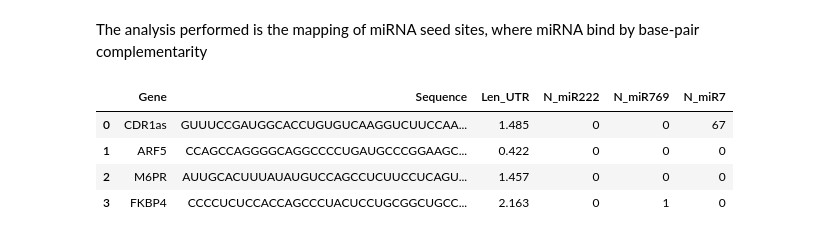
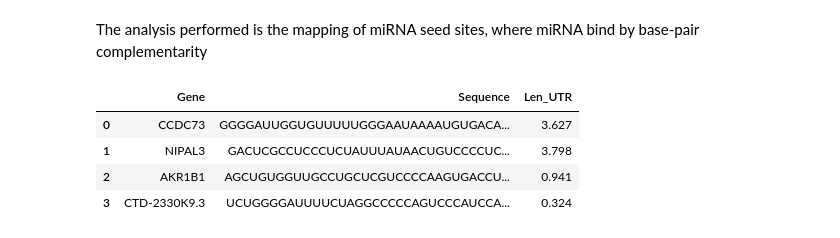
Before and after one commit to xbdr86/biof309_xbdr86_utr, a Jupyter notebook: UTR_analysis.ipynb, the cells around one changed output. Saved outputs shown, nothing was run; the diff lists cells and outputs as text; code cells hidden in the pictures.

```diff
--- a/UTR_analysis.ipynb
+++ b/UTR_analysis.ipynb
@@ -21,8 +28,7 @@ Current Working Directory  /Users/bofillderosf/0_jupyter_notebooks/data
 # %% [markdown]
 Load the 3'UTR sequences
 # %%
-file = 'human_3UTR.txt' #smaller of 'UTR_sequences_all_Gene_Symbol.txt'
-utr = pd.read_csv(file, sep='\t', names = ["Gene", "Sequence"])
+utr = pd.read_csv('mini_UTR_set.tsv', sep='\t', names = ["Gene", "Sequence"])
 utr.head(n=4)
 # %% [output]
 |  | Gene | Sequence |
@@ -35,17 +51,12 @@ The analysis performed is the mapping of miRNA seed sites, where miRNA bind by b
 # %%
 #define motif
 import re
 # importing module for regex
 utr["Len_UTR"]= utr["Sequence"].str.len()/1000
-
-utr["N_miR222"]= utr["Sequence"].str.count("AUGUAGC", re.I) #mir222_seed
-utr["N_miR769"]= utr["Sequence"].str.count("AGGUCUC", re.I) #mir769_seed
-utr["N_miR7"]= utr["Sequence"].str.count("GUCUUCC", re.I) #mir769_seed
-
 utr.head(n=4)
 # %% [output]
-|  | Gene | Sequence | Len_UTR | N_miR222 | N_miR769 | N_miR7 |
-| 0 | CDR1as | GUUUCCGAUGGCACCUGUGUCAAGGUCUUCCAA... | 1.485 | 0 | 0 | 67 |
-| 1 | ARF5 | CCAGCCAGGGGCAGGCCCCUGAUGCCCGGAAGC... | 0.422 | 0 | 0 | 0 |
-| 2 | M6PR | AUUGCACUUUAUAUGUCCAGCCUCUUCCUCAGU... | 1.457 | 0 | 0 | 0 |
-| 3 | FKBP4 | CCCCUCUCCACCAGCCCUACUCCUGCGGCUGCC... | 2.163 | 0 | 1 | 0 |
+|  | Gene | Sequence | Len_UTR |
+| 0 | CCDC73 | GGGGAUUGGUGUUUUUGGGAAUAAAAUGUGACA... | 3.627 |
+| 1 | NIPAL3 | GACUCGCCUCCCUCUAUUUAUAACUGUCCCCUC... | 3.798 |
+| 2 | AKR1B1 | AGCUGUGGUUGCCUGCUCGUCCCCAAGUGACCU... | 0.941 |
+| 3 | CTD-2330K9.3 | UCUGGGGAUUUUCUAGGCCCCCAGUCCCAUCCA... | 0.324 |
```
Also changed, not shown: parts of 9 cells of this notebook, 3 other files.
